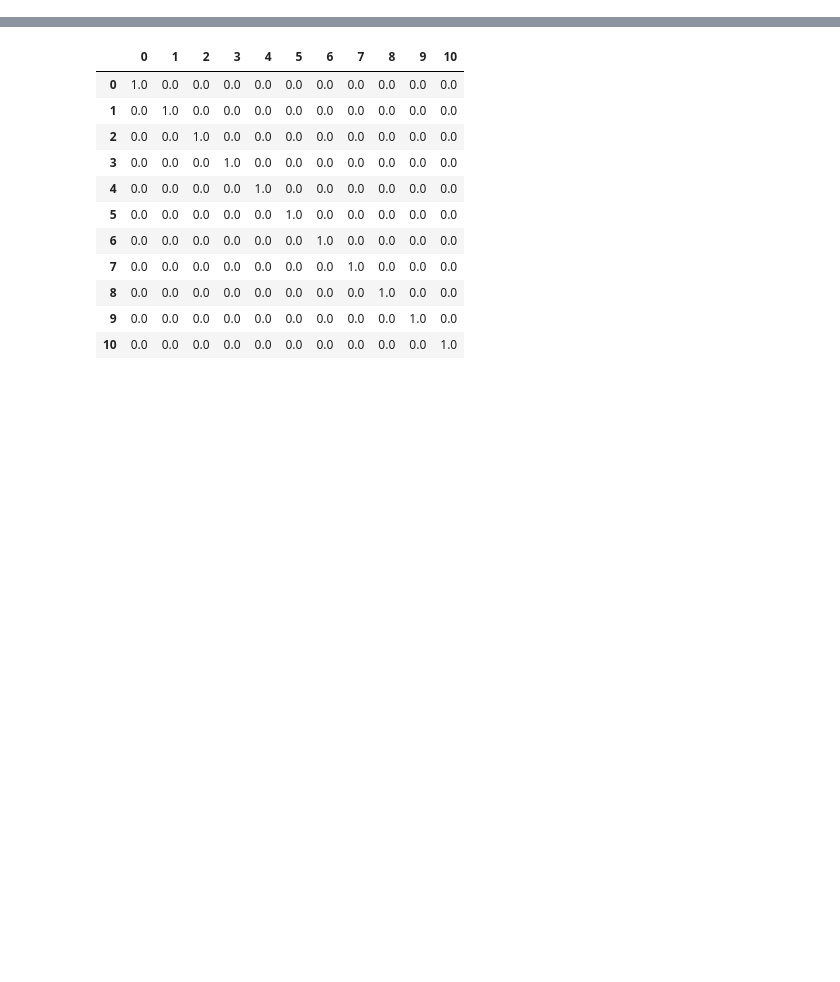
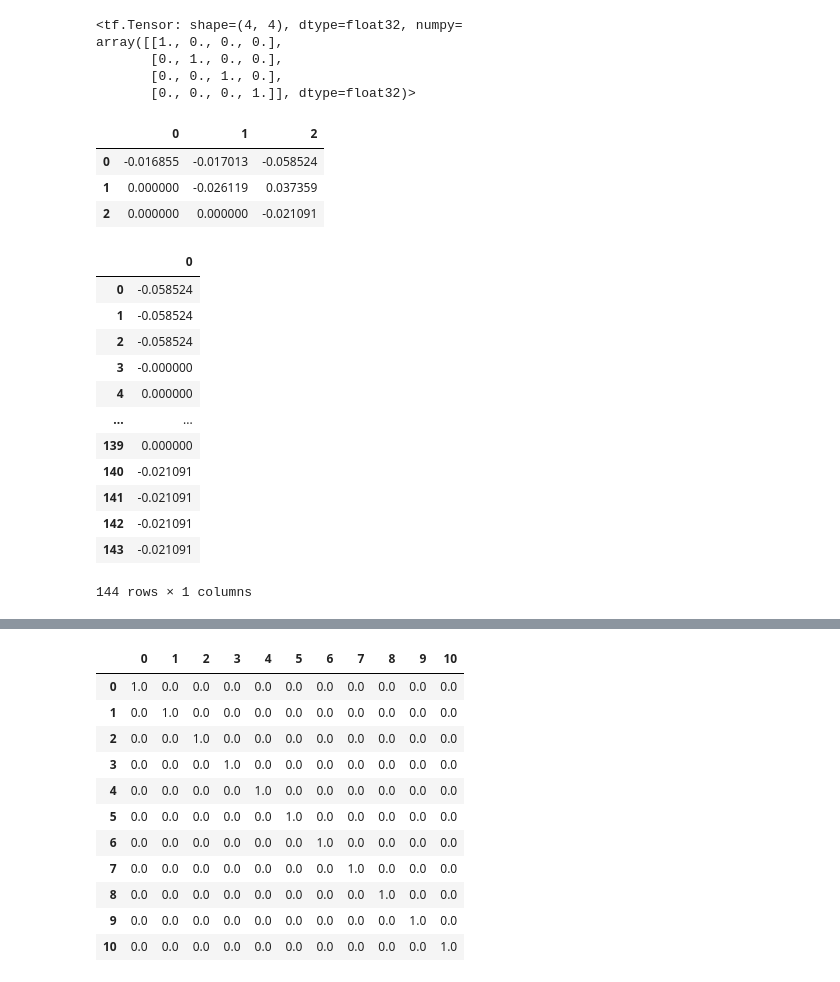
Before and after one commit to cornederuijtnw/GCM, a Jupyter notebook: jupyter notebooks/test_code.ipynb, the cells around one changed output, grey strips where cells are left out. Cells and saved outputs as stored; diff of their text form; code cells hidden in the pictures; blank space fills up the shorter version.

```diff
--- a/jupyter notebooks/test_code.ipynb
+++ b/jupyter notebooks/test_code.ipynb
@@ -32,0 +14,73 @@ display(pd.DataFrame(a))
+# %%
+inputs
+# %% [output]
+<tf.Tensor: shape=(4, 4), dtype=float32, numpy=
+array([[1., 0., 0., 0.],
+       [0., 1., 0., 0.],
+       [0., 0., 1., 0.],
+       [0., 0., 0., 1.]], dtype=float32)>
+# %%
+# With tf
+T = 4 # including the 0 state
+zero_init = tf.zeros_initializer()
+w_init = tf.random_normal_initializer()
+
+# Create the weights
+w = tf.Variable(initial_value = w_init(shape=(int(T*(T-1)/2), ), dtype='float32'), trainable=True)
+
+# To triangular matrix
+w = tfp.math.fill_triangular(w, upper=True)
+
+display(pd.DataFrame(w.numpy()))
+
+# Multiply the mask with the weight matrix, given t=2:
+nlp_lst = []
+inputs = tf.eye(T-1)
+
+for t in range(T-1):
+    cur_input = tf.gather(inputs, t, axis=0)
+    cur_input = tf.tile(tf.reshape(cur_input, shape=(1, -1)), [T-1, 1])
+    logis = tf.multiply(cur_input_mat, w)
+
+    logis_vec = tf.gather(w, t, axis=1)
+
+    # Create the index matrices
+    I_end = tf.constant([[0,0,0,1],
+                         [0,0,0,1],
+                         [0,0,0,1],
+                         [0,0,0,1]],dtype="float32")
+
+    I_neg = tf.math.subtract(tf.ones((4,4),dtype='float32'), I_end)
+
+    # Kronecker, Kronecker, Kronecker all the way. Oh how fine, it is to ride.. #
+    res1 = LinearOperatorKronecker([LinearOperatorFullMatrix(logis),LinearOperatorFullMatrix(I_end)]).to_dense()
+
+
+
+
+
+# np.vstack((np.hstack((np.zeros((16, 4)), np.kron(A,I_1), np.zeros((16,1)))), np.zeros((5, states+1))))
+
+    res2 = LinearOperatorKronecker([LinearOperatorFullMatrix(tf.linalg.diag(logis_vec)), LinearOperatorFullMatrix(I_neg)]).to_dense()
+
+    out = tf.reshape(tf.math.add(res1, res2)
+
+display(pd.DataFrame(tf.reshape(out, shape=(-1,1)).numpy()))
+# %% [output]
+|  | 0 | 1 | 2 |
+| 0 | -0.016855 | -0.017013 | -0.058524 |
+| 1 | 0.000000 | -0.026119 | 0.037359 |
+| 2 | 0.000000 | 0.000000 | -0.021091 |
+|  | 0 |
+| 0 | -0.058524 |
+| 1 | -0.058524 |
+| 2 | -0.058524 |
+| 3 | -0.000000 |
+| 4 | 0.000000 |
+| ... | ... |
+| 139 | 0.000000 |
+| 140 | -0.021091 |
+| 141 | -0.021091 |
+| 142 | -0.021091 |
+| 143 | -0.021091 |
+144 rows × 1 columns
```
Also changed, not shown: parts of 14 cells of this notebook, 3 other files.
